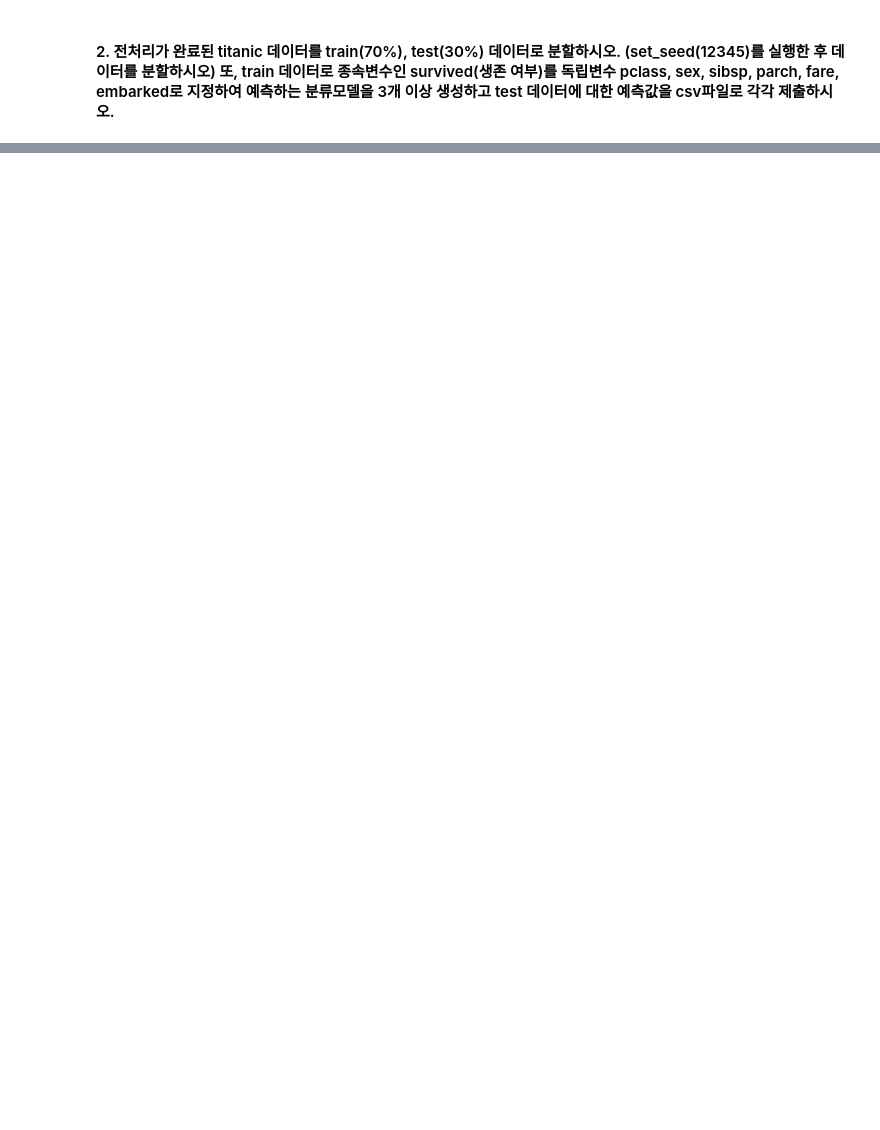
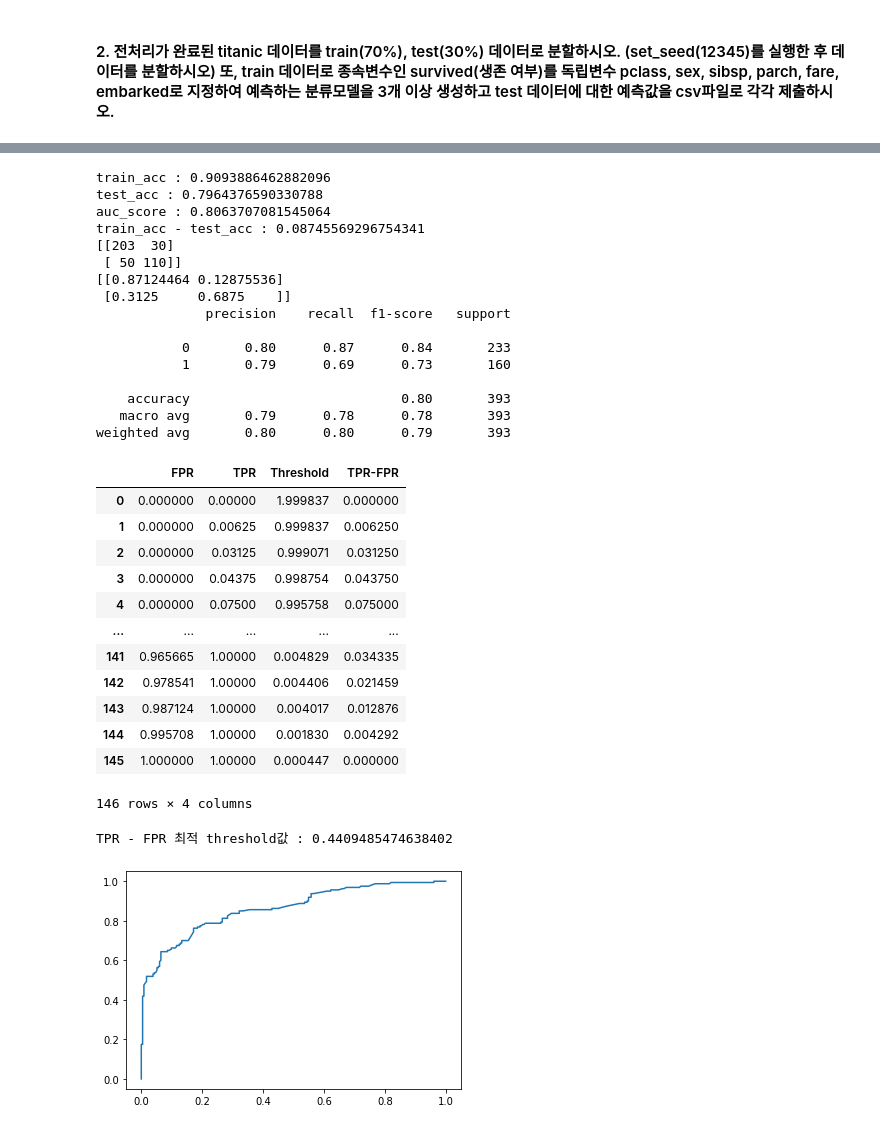
Before and after one commit to hrdkdh/adp-study, a Jupyter notebook: 모의고사 2회-2.ipynb, the cells around one changed output, grey strips where cells are left out. Saved outputs shown, nothing was run; the diff lists cells and outputs as text; code cells hidden in the pictures; blank space fills up the shorter version.

```diff
--- a/모의고사 2회-2.ipynb
+++ b/모의고사 2회-2.ipynb
@@ -325,0 +400,61 @@ plt.show()
+# %%
+from sklearn.ensemble import GradientBoostingClassifier
+
+model = GradientBoostingClassifier(n_estimators=500)
+model.fit(X_train, y_train["survived"])
+
+train_acc = accuracy_score(y_train, model.predict(X_train))
+test_acc = accuracy_score(y_test, model.predict(X_test))
+auc_score = roc_auc_score(y_test, model.predict_proba(X_test)[:,1])
+
+print("train_acc : {}".format(train_acc))
+print("test_acc : {}".format(test_acc))
+print("auc_score : {}".format(roc_score))
+print("train_acc - test_acc : {}".format(this_train_acc - this_test_acc))
+print(confusion_matrix(y_test, model.predict(X_test)))
+print(confusion_matrix(y_test, model.predict(X_test), normalize="true"))
+print(classification_report(y_test, model.predict(X_test))+"\n\n")
+
+fpr, tpr, thresholds = roc_curve(y_test, model.predict_proba(X_test)[:,1])
+roc = pd.DataFrame({
+    "FPR": fpr,
+    "TPR": tpr,
+    "Threshold": thresholds,
+    "TPR-FPR" : tpr-fpr
+})
+display(roc)
+plt.plot(roc["FPR"], roc["TPR"])
+maxima = np.argmax(roc["TPR-FPR"])
+print("TPR - FPR 최적 threshold값 : {}".format(roc.iloc[maxima, 2]))
+# %% [output]
+train_acc : 0.9093886462882096
+test_acc : 0.7964376590330788
+auc_score : 0.8063707081545064
+train_acc - test_acc : 0.08745569296754341
+[[203  30]
+ [ 50 110]]
+[[0.87124464 0.12875536]
+ [0.3125     0.6875    ]]
+              precision    recall  f1-score   support
+
+           0       0.80      0.87      0.84       233
+           1       0.79      0.69      0.73       160
+
+    accuracy                           0.80       393
+   macro avg       0.79      0.78      0.78       393
+weighted avg       0.80      0.80      0.79       393
+|  | FPR | TPR | Threshold | TPR-FPR |
+| 0 | 0.000000 | 0.00000 | 1.999837 | 0.000000 |
+| 1 | 0.000000 | 0.00625 | 0.999837 | 0.006250 |
+| 2 | 0.000000 | 0.03125 | 0.999071 | 0.031250 |
+| 3 | 0.000000 | 0.04375 | 0.998754 | 0.043750 |
+| 4 | 0.000000 | 0.07500 | 0.995758 | 0.075000 |
+| ... | ... | ... | ... | ... |
+| 141 | 0.965665 | 1.00000 | 0.004829 | 0.034335 |
+| 142 | 0.978541 | 1.00000 | 0.004406 | 0.021459 |
+| 143 | 0.987124 | 1.00000 | 0.004017 | 0.012876 |
+| 144 | 0.995708 | 1.00000 | 0.001830 | 0.004292 |
+| 145 | 1.000000 | 1.00000 | 0.000447 | 0.000000 |
+146 rows × 4 columns
+TPR - FPR 최적 threshold값 : 0.4409485474638402
+[figure, added]
```
Also changed, not shown: parts of 9 cells of this notebook, 31 other files.
